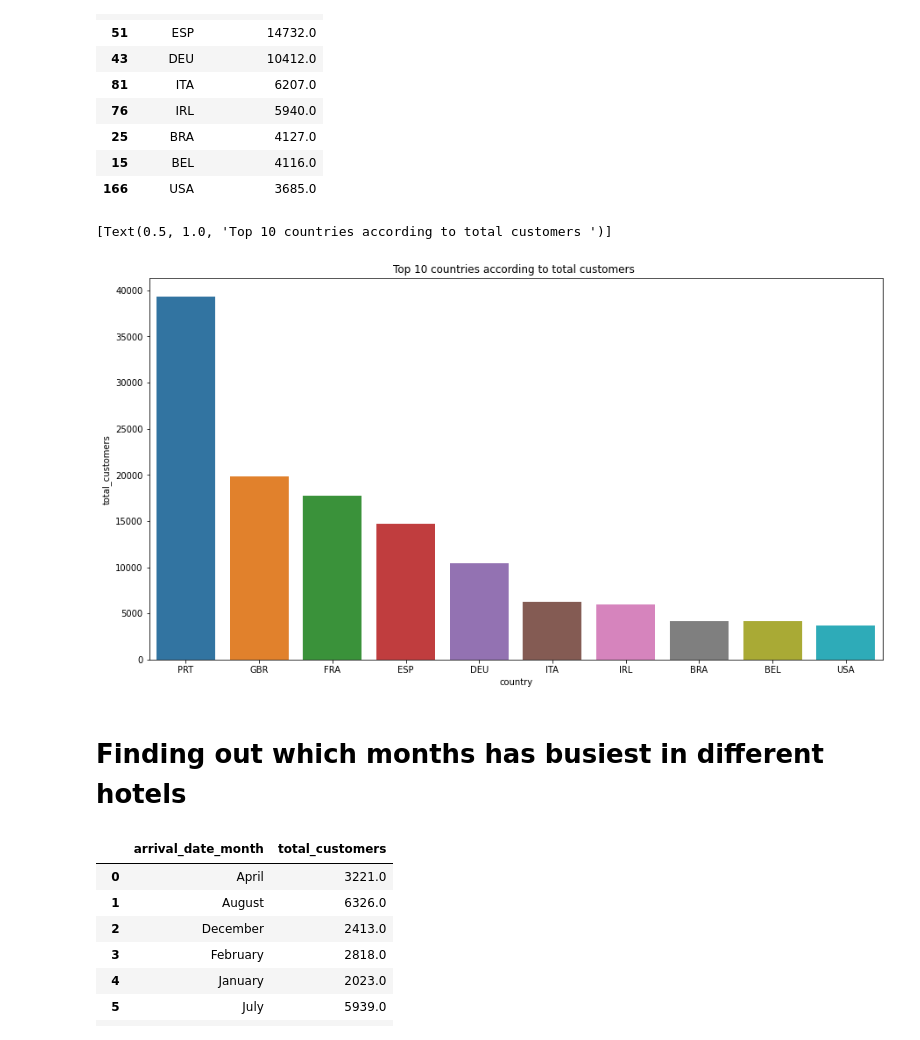
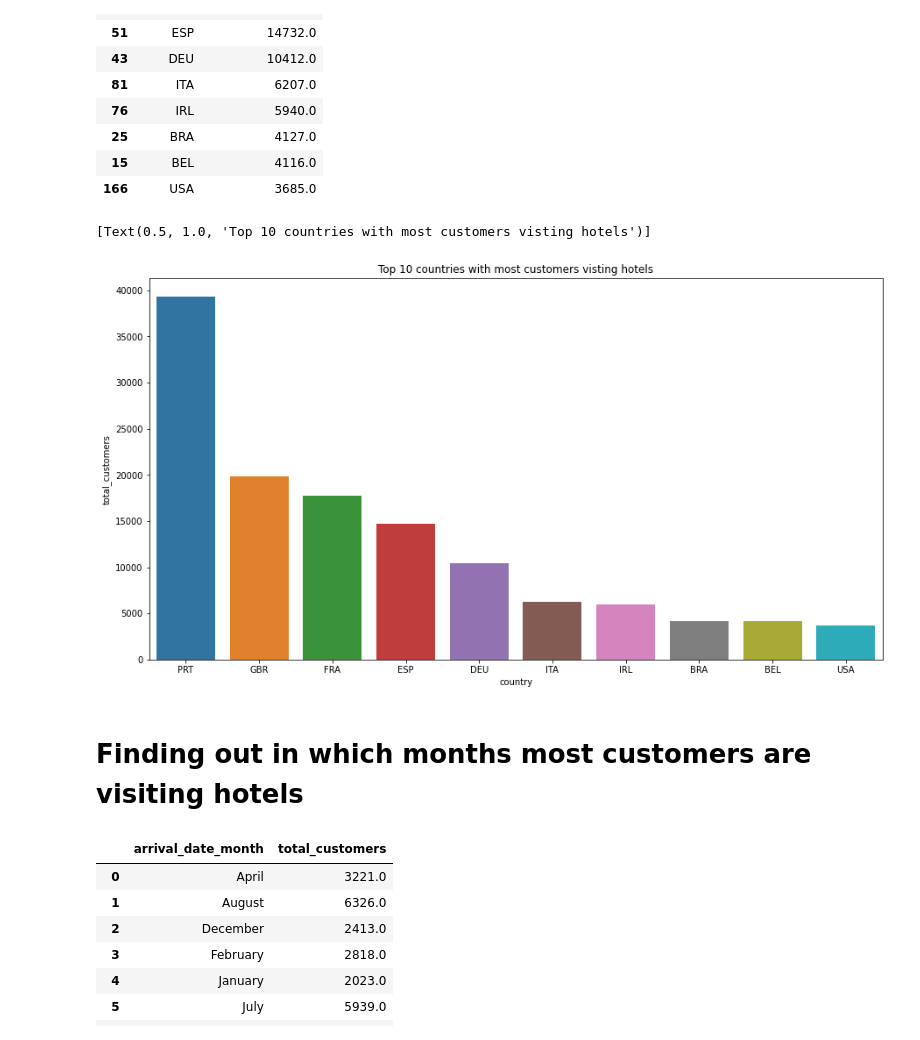
Before and after one commit to Ganeshwalimbe/Hotel-Booking-Analysis, a Jupyter notebook: Ganesh_Walimbe_Hotel_Booking_Analysis_Capstone_Project.ipynb, the cells around one changed output. Drawn from its saved outputs; the diff is of its cells as text; code cells hidden in the pictures.

```diff
--- a/Ganesh_Walimbe_Hotel_Booking_Analysis_Capstone_Project.ipynb
+++ b/Ganesh_Walimbe_Hotel_Booking_Analysis_Capstone_Project.ipynb
@@ -64,7 +64,7 @@ memory usage: 29.1+ MB
 # %%
 #defining new columns
 data['total_customers']=data['adults']+data['children']+data['babies']
-data['total_stay_in_week_nights']=data['stays_in_week_nights']+data['stays_in_weekend_nights']
+data['total_stay_in_nights']=data['stays_in_week_nights']+data['stays_in_weekend_nights']
 # %%
 data.describe()
 # %% [output]
@@ -410,12 +382,12 @@ max_customers_from_countries
 # %%
 fig,ax=plt.subplots(figsize=(15,8))
 sns.barplot(data=data,x=max_customers_from_countries['country'],y=max_customers_from_countries['total_customers'], ax=ax)
-ax.set(title='Top 10 countries according to total customers ')
+ax.set(title='Top 10 countries with most customers visting hotels')
 # %% [output]
-[Text(0.5, 1.0, 'Top 10 countries according to total customers ')]
+[Text(0.5, 1.0, 'Top 10 countries with most customers visting hotels')]
-[figure, old version]
+[figure, new version]
 # %% [markdown]
-# **Finding out which months has busiest in different hotels**
+# **Finding out in which months most customers are visiting  hotels**
 # %%
 resort = data[(data['hotel'] == 'Resort Hotel') & (data['is_canceled'] == 0)]
 city = data[(data['hotel'] == 'City Hotel') & (data['is_canceled'] == 0)]
```
Also changed, not shown: parts of 26 cells of this notebook.
